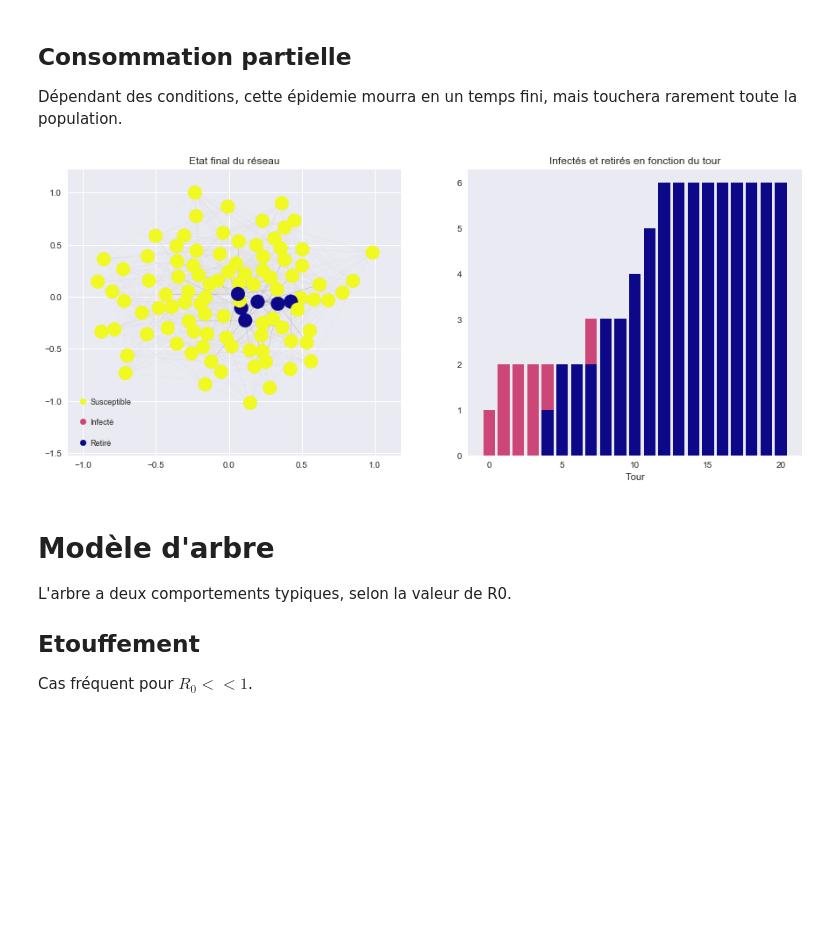
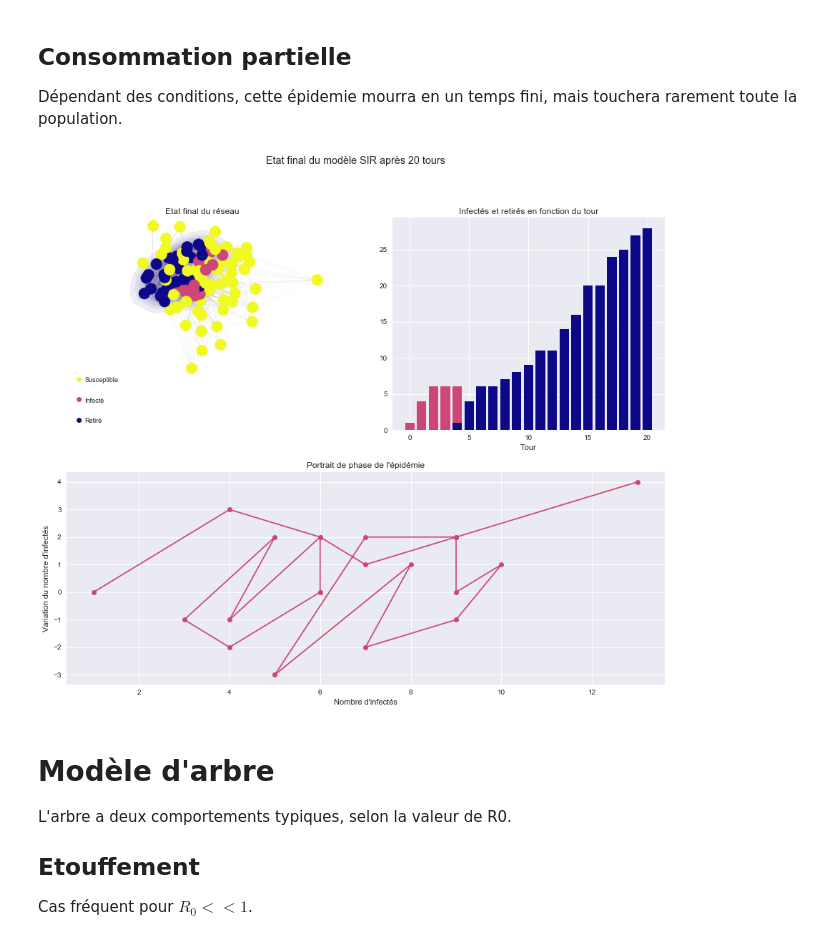
Before and after one commit to farid-fari/epidemics, a Jupyter notebook: epidemics/Exemples.ipynb, the cells around one changed output. Cells and saved outputs as stored; diff of their text form; code cells hidden in the pictures; blank space fills up the shorter version.

```diff
--- a/epidemics/Exemples.ipynb
+++ b/epidemics/Exemples.ipynb
@@ -26,9 +24,9 @@ sir.plot(100, 3, 0.01, 20, density=0.01)
 ## Consommation partielle
 Dépendant des conditions, cette épidemie mourra en un temps fini, mais touchera rarement toute la population.
 # %%
-sir.plot(100, 3, 0.05, 20, density=0.07)
+sirs.plot(n=100, d=[3, 21], p=0.1, turns=20, graph=0.07)
 # %% [output]
-[figure, old version]
+[figure, new version]
 # %% [markdown]
 # Modèle d'arbre
 L'arbre a deux comportements typiques, selon la valeur de R0.
```
Also changed, not shown: parts of 11 cells of this notebook.
